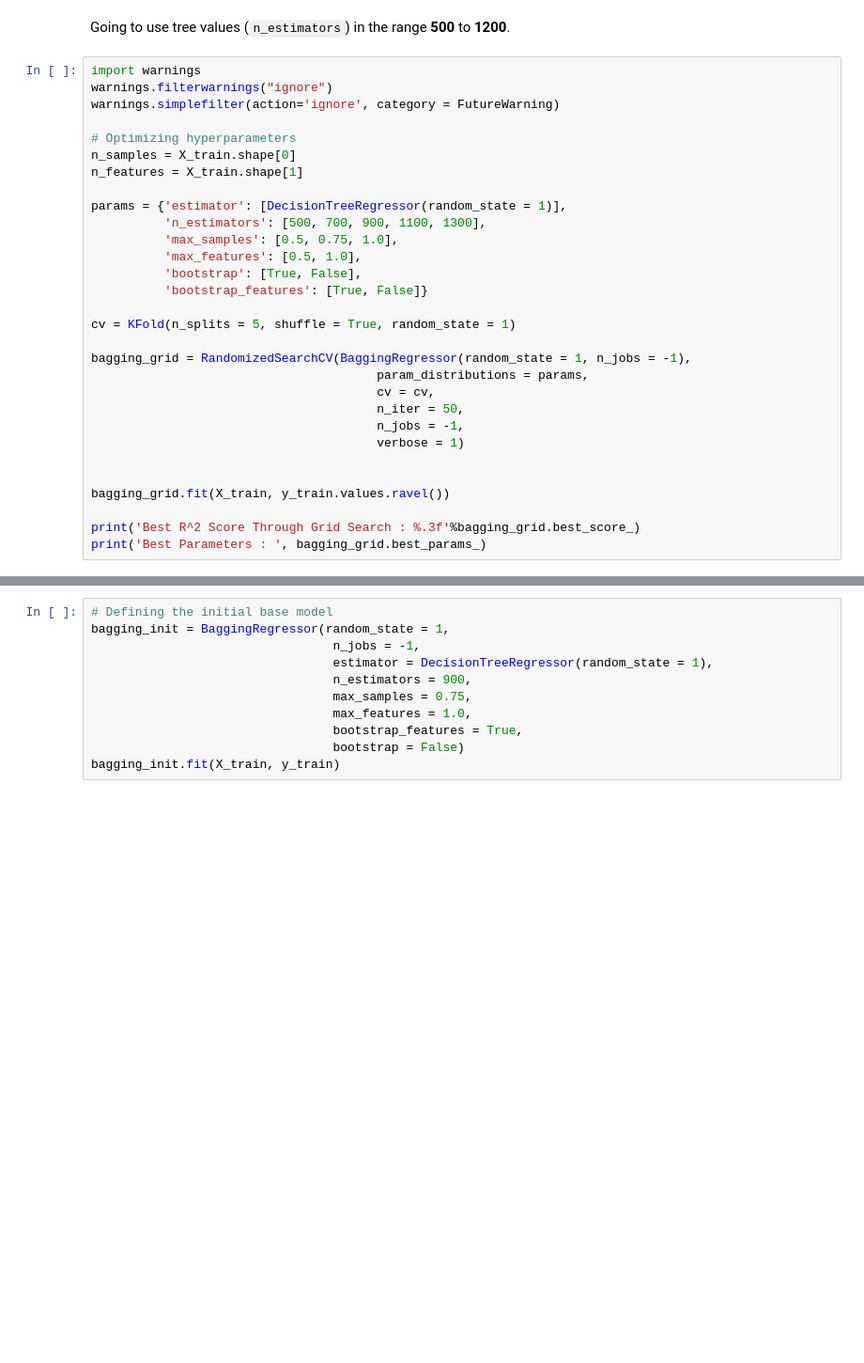
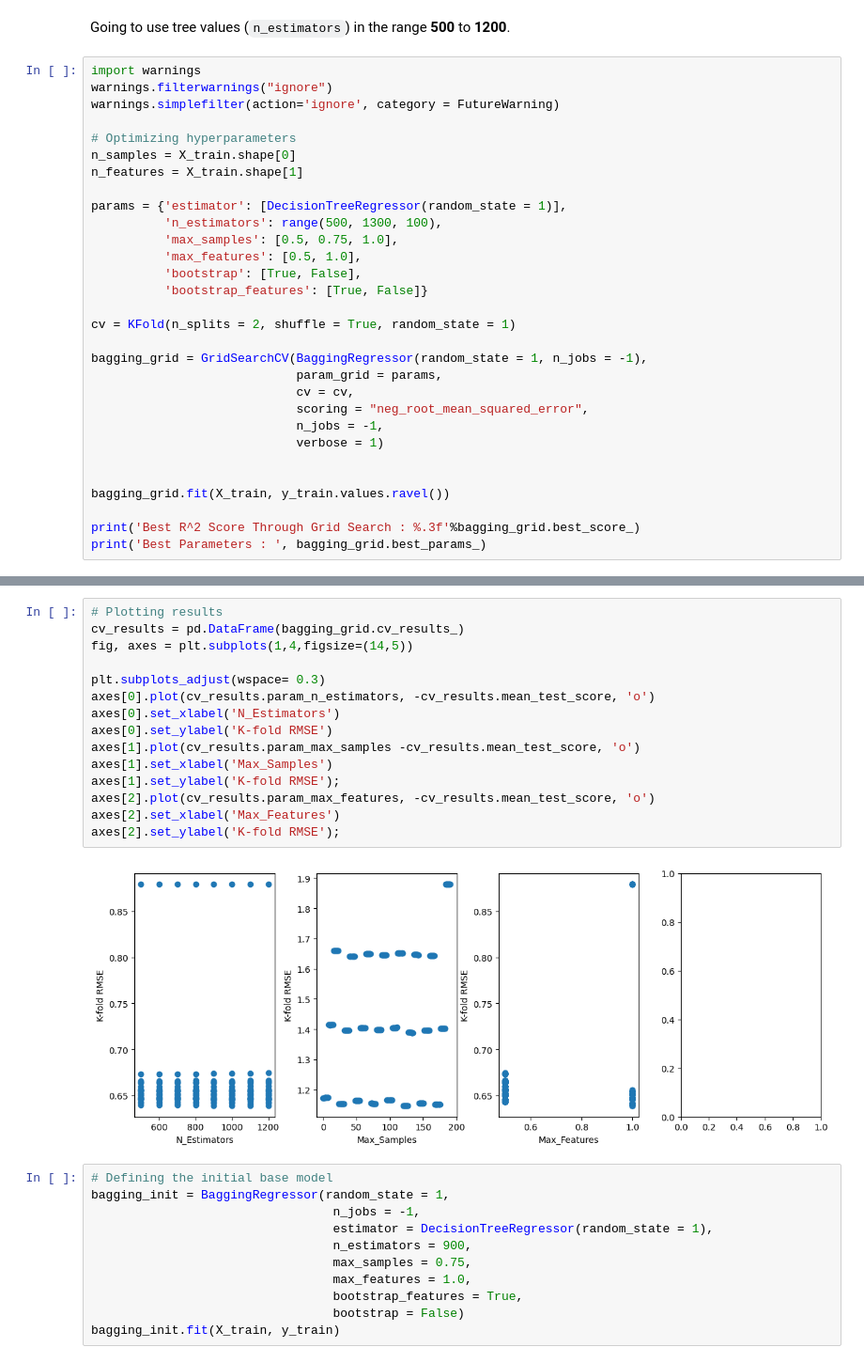
Before and after one commit to notlilawells/Saturn-303-3, a Jupyter notebook: bagging-model.ipynb, the cells around one changed output, grey strips where cells are left out. Shown at 94% size. Cells and saved outputs as stored; diff of their text form; blank space fills up the shorter version.

```diff
--- a/bagging-model.ipynb
+++ b/bagging-model.ipynb
@@ -73,20 +73,20 @@ n_samples = X_train.shape[0]
 n_features = X_train.shape[1]
 
 params = {'estimator': [DecisionTreeRegressor(random_state = 1)],
-          'n_estimators': [500, 700, 900, 1100, 1300],
+          'n_estimators': range(500, 1300, 100),
           'max_samples': [0.5, 0.75, 1.0],
           'max_features': [0.5, 1.0],
           'bootstrap': [True, False],
           'bootstrap_features': [True, False]}
 
-cv = KFold(n_splits = 5, shuffle = True, random_state = 1)
+cv = KFold(n_splits = 2, shuffle = True, random_state = 1)
 
-bagging_grid = RandomizedSearchCV(BaggingRegressor(random_state = 1, n_jobs = -1),
-                                       param_distributions = params,
-                                       cv = cv,
-                                       n_iter = 50,
-                                       n_jobs = -1,
-                                       verbose = 1)
+bagging_grid = GridSearchCV(BaggingRegressor(random_state = 1, n_jobs = -1),
+                            param_grid = params,
+                            cv = cv,
+                            scoring = "neg_root_mean_squared_error",
+                            n_jobs = -1,
+                            verbose = 1)
 
 
 bagging_grid.fit(X_train, y_train.values.ravel())
@@ -100,3 +100,20 @@ Best Parameters :  {'n_estimators': 900, 'max_samples': 0.75, 'max_features': 1.
+# %%
+# Plotting results
+cv_results = pd.DataFrame(bagging_grid.cv_results_)
+fig, axes = plt.subplots(1,4,figsize=(14,5))
+
+plt.subplots_adjust(wspace= 0.3)
+axes[0].plot(cv_results.param_n_estimators, -cv_results.mean_test_score, 'o')
+axes[0].set_xlabel('N_Estimators')
+axes[0].set_ylabel('K-fold RMSE')
+axes[1].plot(cv_results.param_max_samples -cv_results.mean_test_score, 'o')
+axes[1].set_xlabel('Max_Samples')
+axes[1].set_ylabel('K-fold RMSE');
+axes[2].plot(cv_results.param_max_features, -cv_results.mean_test_score, 'o')
+axes[2].set_xlabel('Max_Features')
+axes[2].set_ylabel('K-fold RMSE');
+# %% [output]
+[figure, added]
 # %%
 # Defining the initial base model
 bagging_init = BaggingRegressor(random_state = 1,
```
Also changed, not shown: parts of 3 cells of this notebook, 1 other file.
